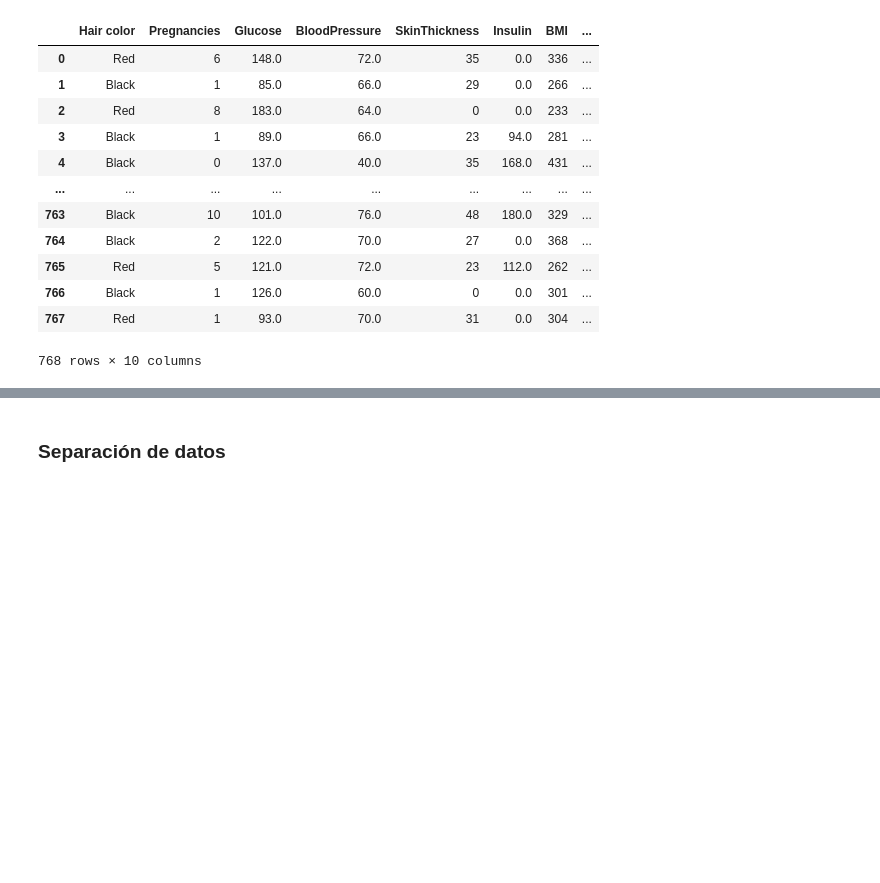
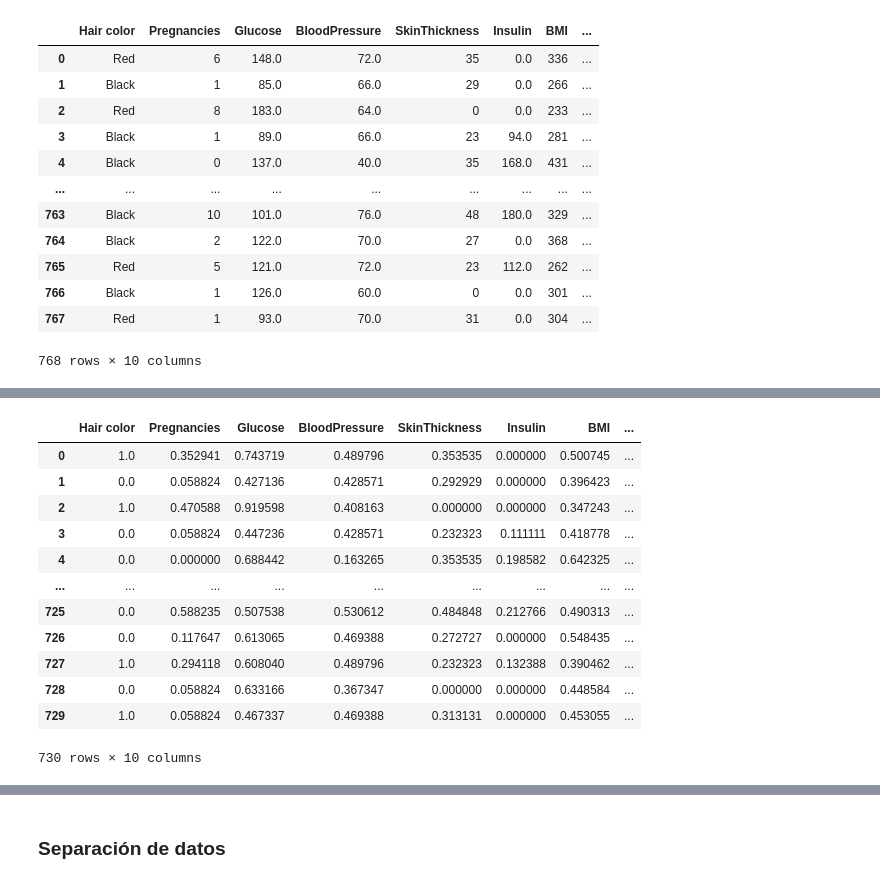
Before and after one commit to malvarezg1/BI, a Jupyter notebook: Laboratorio1.ipynb, the cells around one changed output, grey strips where cells are left out. Drawn from its saved outputs; the diff is of its cells as text; code cells hidden in the pictures; blank space fills up the shorter version.

```diff
--- a/Laboratorio1.ipynb
+++ b/Laboratorio1.ipynb
@@ -248,3 +257,24 @@ df.describe()
+# %%
+min_max_scaler = preprocessing.MinMaxScaler()
+df_scaled = min_max_scaler.fit_transform(df)
+clases=df.columns
+df = pd.DataFrame(df_scaled)
+df.columns=clases
+df
+# %% [output]
+|  | Hair color | Pregnancies | Glucose | BloodPressure | SkinThickness | Insulin | BMI | ... |
+| 0 | 1.0 | 0.352941 | 0.743719 | 0.489796 | 0.353535 | 0.000000 | 0.500745 | ... |
+| 1 | 0.0 | 0.058824 | 0.427136 | 0.428571 | 0.292929 | 0.000000 | 0.396423 | ... |
+| 2 | 1.0 | 0.470588 | 0.919598 | 0.408163 | 0.000000 | 0.000000 | 0.347243 | ... |
+| 3 | 0.0 | 0.058824 | 0.447236 | 0.428571 | 0.232323 | 0.111111 | 0.418778 | ... |
+| 4 | 0.0 | 0.000000 | 0.688442 | 0.163265 | 0.353535 | 0.198582 | 0.642325 | ... |
+| ... | ... | ... | ... | ... | ... | ... | ... | ... |
+| 725 | 0.0 | 0.588235 | 0.507538 | 0.530612 | 0.484848 | 0.212766 | 0.490313 | ... |
+| 726 | 0.0 | 0.117647 | 0.613065 | 0.469388 | 0.272727 | 0.000000 | 0.548435 | ... |
+| 727 | 1.0 | 0.294118 | 0.608040 | 0.489796 | 0.232323 | 0.132388 | 0.390462 | ... |
+| 728 | 0.0 | 0.058824 | 0.633166 | 0.367347 | 0.000000 | 0.000000 | 0.448584 | ... |
+| 729 | 1.0 | 0.058824 | 0.467337 | 0.469388 | 0.313131 | 0.000000 | 0.453055 | ... |
+730 rows × 10 columns
 # %%
 pd.plotting.scatter_matrix(df, alpha=0.2, figsize=(14,10))
 # %% [output]
```
Also changed, not shown: parts of 17 cells of this notebook.
